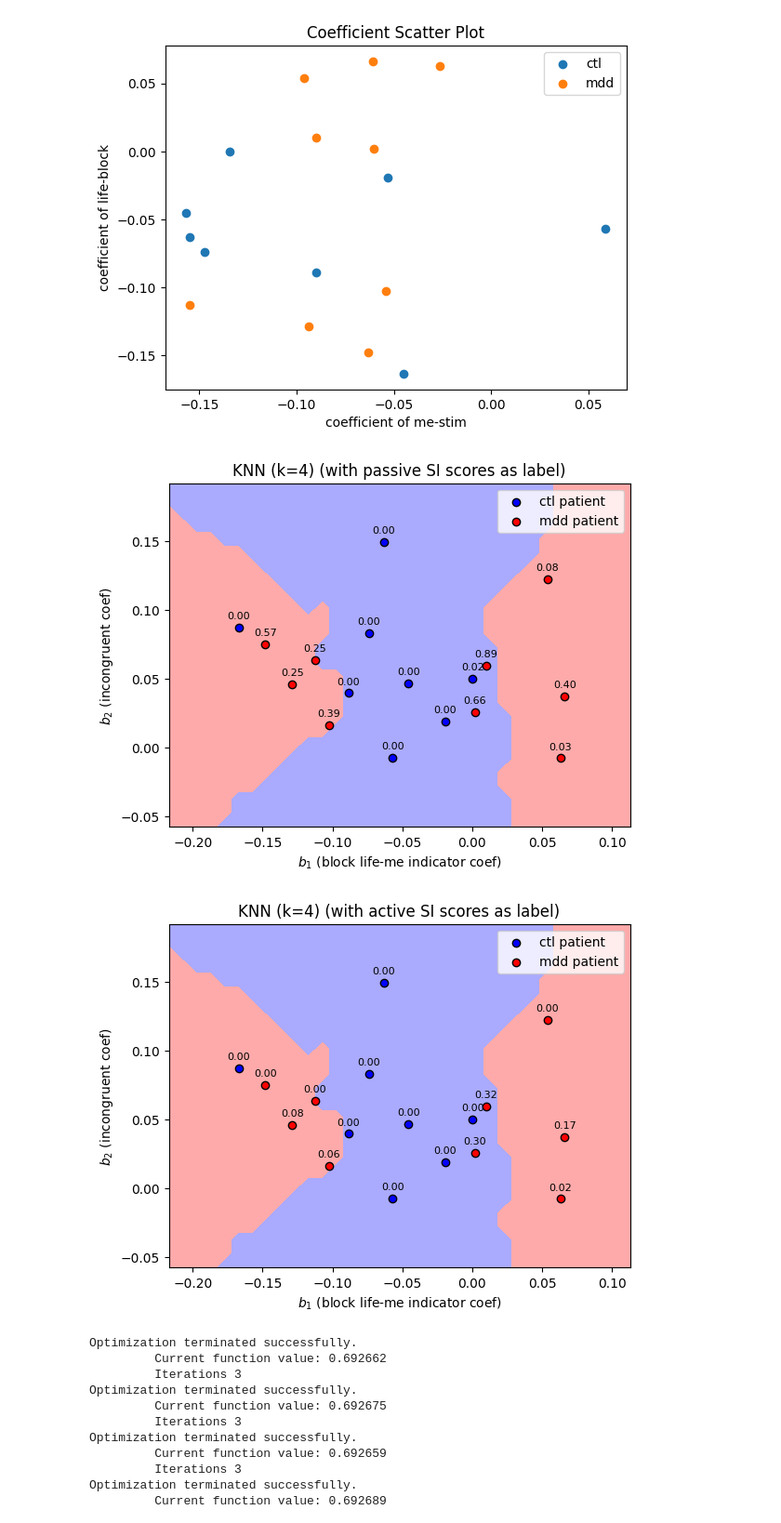
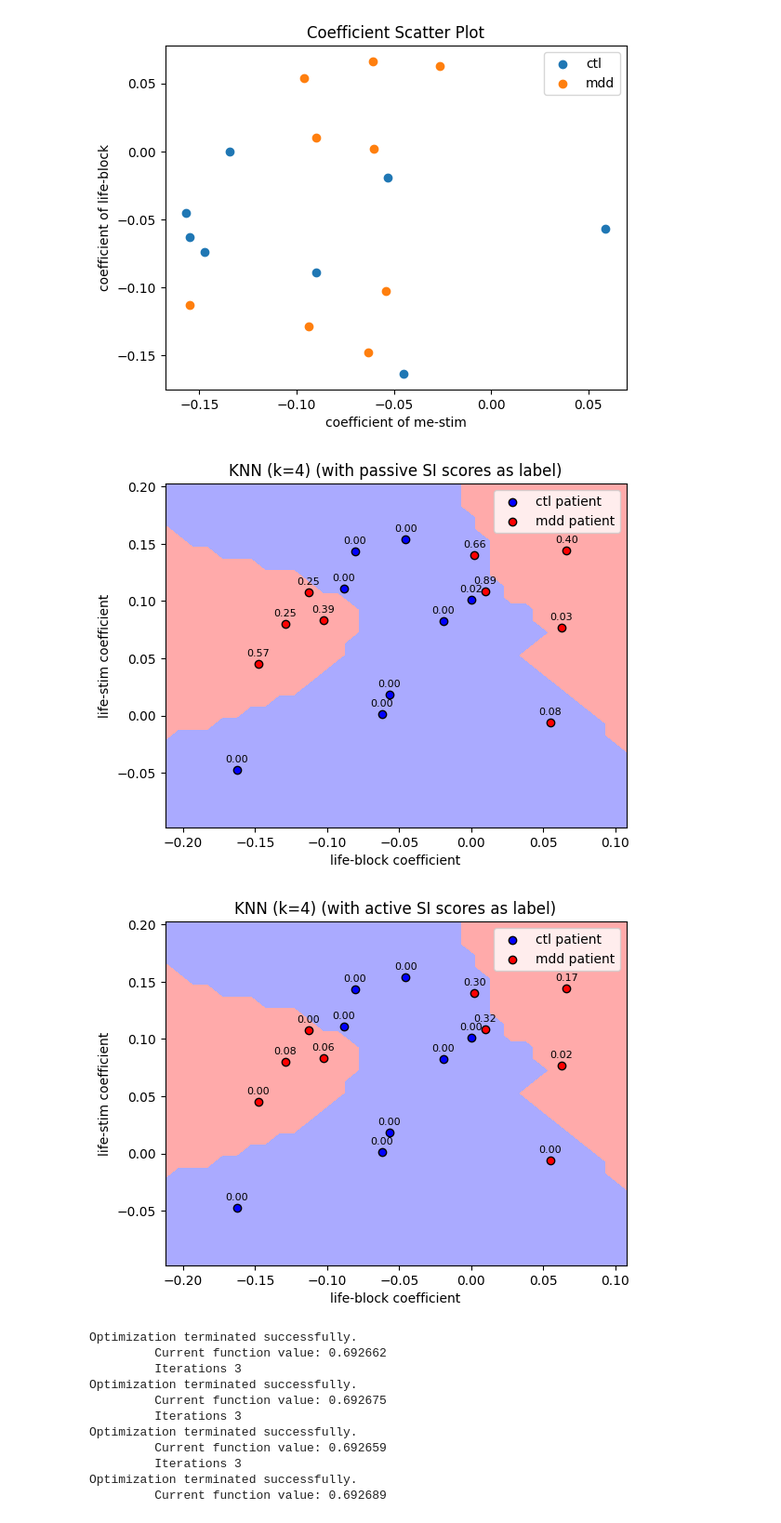
Before and after one commit to saskrik3/behavioral-analysis, a Jupyter notebook: analyze.ipynb, the cells around one changed output. Shown at 93% size. Drawn from its saved outputs; the diff is of its cells as text; code cells hidden in the pictures.

```diff
--- a/analyze.ipynb
+++ b/analyze.ipynb
@@ -344,7 +375,8 @@ import statsmodels.api as sm
 import numpy as np
 
 # try to predict mdd/ctl using KNN and coefficients
-params = subject_df.groupby(['subject_id', 'subject_type', 'psi_score', 'asi_score']).apply(partial(get_param_rt, columns=['life-block', 'incongruent']), include_groups=False).reset_index()
+columns = ['life-block', 'life-stim']
+params = augmented_df.groupby(['subject_id', 'subject_type', 'psi_score', 'asi_score']).apply(partial(get_param_rt, columns=columns), include_groups=False).reset_index()
 n_neighbors = 4
 knn = KNeighborsClassifier(n_neighbors=n_neighbors)
 knn.fit(params[['x1', 'x2']].to_numpy(), params['subject_type'])
@@ -367,39 +399,39 @@ cmap_bold = ['#FF0000', '#0000FF']
 plt.xlim(xx.min(), xx.max())
 plt.ylim(yy.min(), yy.max())
 plt.contourf(xx, yy, Z == 'ctl', cmap=cmap_light)
 ctl_params = params[params['subject_type'] == 'ctl']
 mdd_params = params[params['subject_type'] == 'mdd']
 plt.scatter(ctl_params['x1'], ctl_params['x2'], label='ctl patient', edgecolor='k', color='blue')
 plt.scatter(mdd_params['x1'], mdd_params['x2'], label='mdd patient', edgecolor='k', color='red')
-plt.xlabel('$b_1$ (block life-me indicator coef)')
-plt.ylabel('$b_2$ (incongruent coef)')
+plt.xlabel(f'{columns[0]} coefficient')
+plt.ylabel(f'{columns[1]} coefficient')
 plt.title(f'KNN (k={n_neighbors}) (with passive SI scores as label)')
 plt.legend()
 
 for i, row in params.iterrows():
     psi_score = row['psi_score']
     plt.text(row['x1'], row['x2'] + .005, f'{psi_score:.2f}',fontsize='8', ha='center', va='bottom')
 
 plt.show()
 
 plt.xlim(xx.min(), xx.max())
 plt.ylim(yy.min(), yy.max())
 plt.contourf(xx, yy, Z == 'ctl', cmap=cmap_light)
 ctl_params = params[params['subject_type'] == 'ctl']
 mdd_params = params[params['subject_type'] == 'mdd']
 plt.scatter(ctl_params['x1'], ctl_params['x2'], label='ctl patient', edgecolor='k', color='blue')
 plt.scatter(mdd_params['x1'], mdd_params['x2'], label='mdd patient', edgecolor='k', color='red')
-plt.xlabel('$b_1$ (block life-me indicator coef)')
-plt.ylabel('$b_2$ (incongruent coef)')
+plt.xlabel(f'{columns[0]} coefficient')
+plt.ylabel(f'{columns[1]} coefficient')
 plt.title(f'KNN (k={n_neighbors}) (with active SI scores as label)')
 plt.legend()
 
 for i, row in params.iterrows():
     asi_score = row['asi_score']
     plt.text(row['x1'], row['x2'] + .005, f'{asi_score:.2f}',fontsize='8', ha='center', va='bottom')
 # %% [output]
-[figure, old version]
+[figure, new version]
-[figure, old version]
+[figure, new version]
 # %%
 # try to use logisitic regression to predict high/low psi/asi
 def get_sig_coef_log_reg(group, columns):
```
Also changed, not shown: parts of 2 cells of this notebook.
